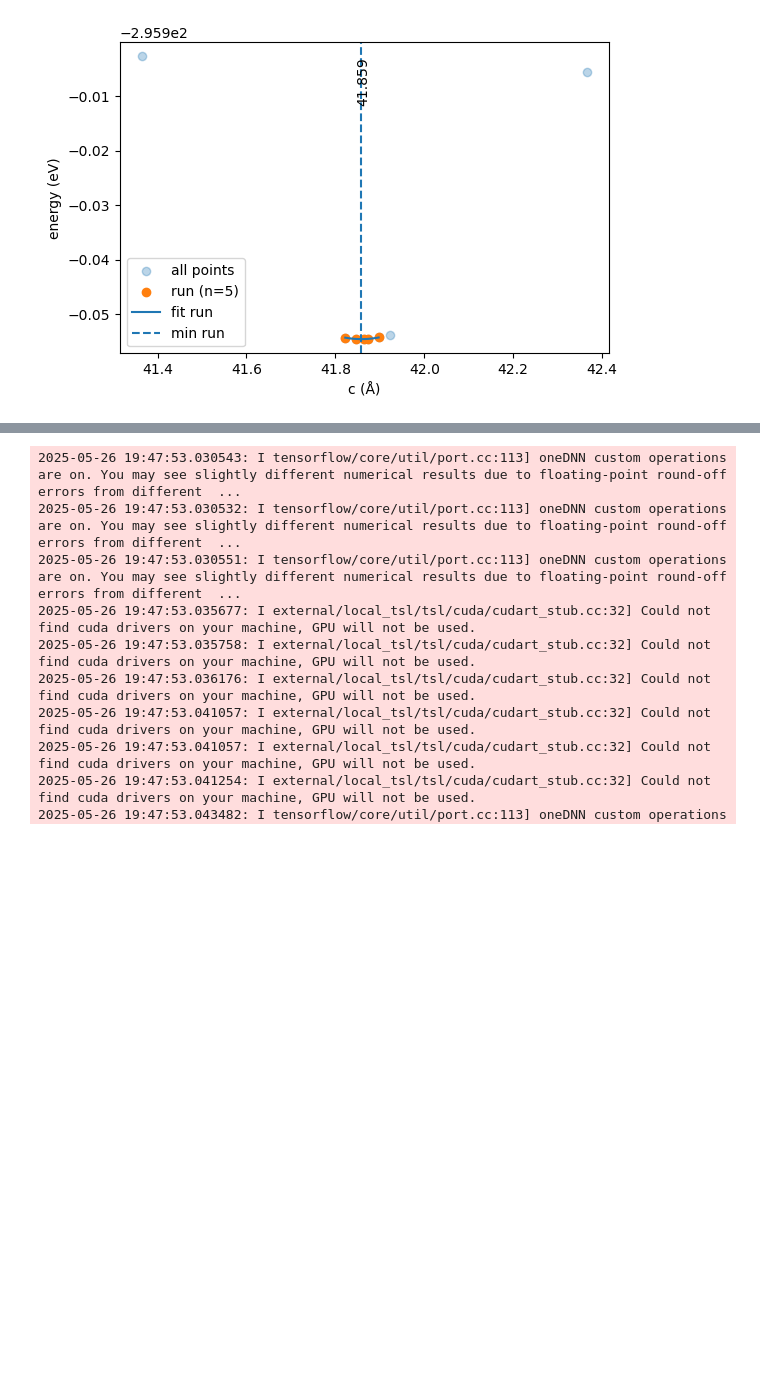
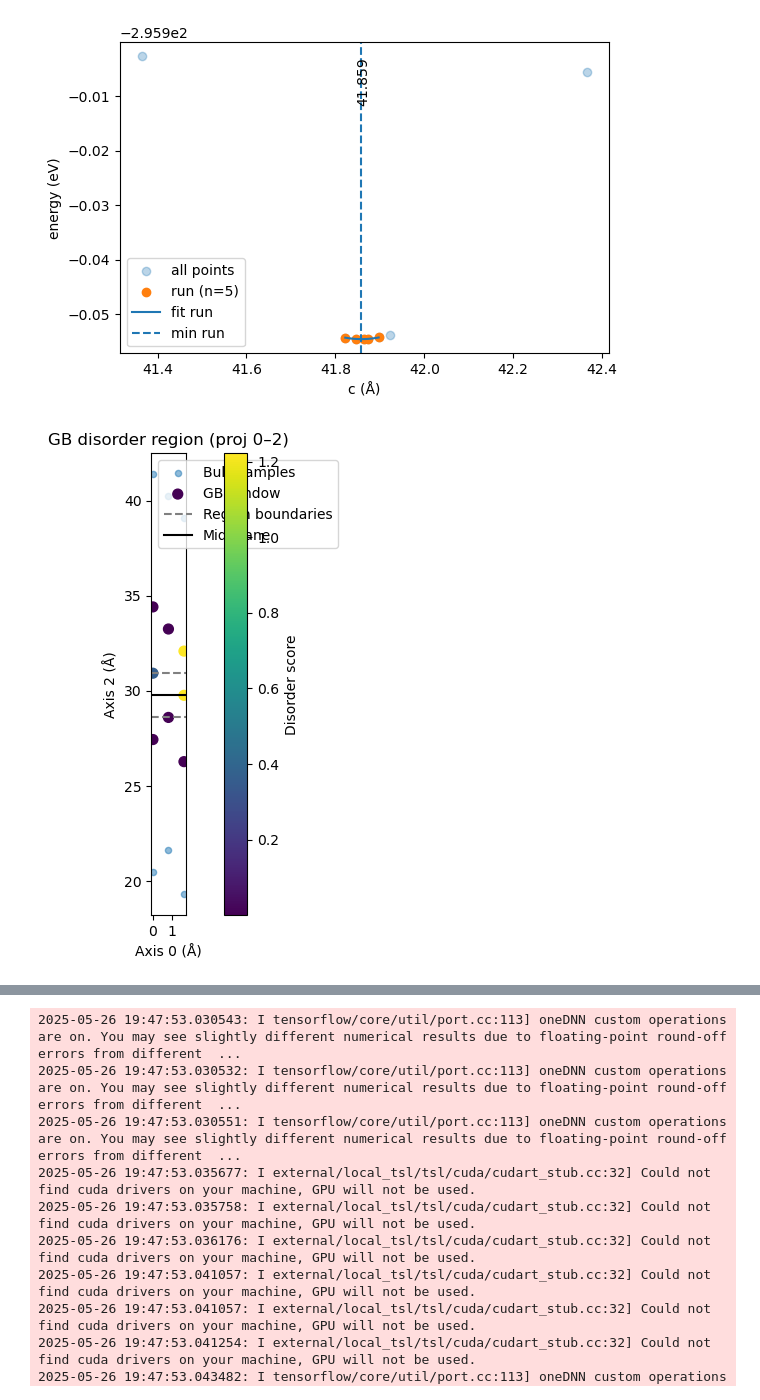
Before and after one commit to pyiron/pyiron_workflow_atomistics, a Jupyter notebook: 2025_05_26_GB_Opt_Example.ipynb, the cells around one changed output, grey strips where cells are left out. Cells and saved outputs as stored; diff of their text form; code cells hidden in the pictures; blank space fills up the shorter version.

Commit message:
+segregation calcs

```diff
--- a/2025_05_26_GB_Opt_Example.ipynb
+++ b/2025_05_26_GB_Opt_Example.ipynb
@@ -17,6 +24,6 @@ import pyiron_workflow as pwf
 # %%
 # 1. Prepare calculator and workflow
-calc = TPCalculator("2025_04_29_FeGB_Segregation_Workflows/final_model/")
+calc = TPCalculator("/root/github_dev/pyiron_workflow_atomistics_scratch/2025_04_29_FeGB_Segregation_Workflows/final_model/")
 wf   = Workflow("gb_optimiser_whole", delete_existing_savefiles=True)
 
 # 2. Build your base Fe structure
@@ -107,10 +114,90 @@ wf.gb_with_vacuum_rel =  calculate_structure_node(
                                         final_struct_path = 'final_structure.xyz',
                                         final_results_path = 'final_results.json'
                                         )
-from pyiron_workflow_atomistics.structure_manipulator.tools import add_vacuum, create_supercell_with_min_dimensions
+from pyiron_workflow_atomistics.structure_manipulator.tools import create_supercell_with_min_dimensions
 
 wf.gb_seg_supercell = create_supercell_with_min_dimensions(wf.gb_with_vacuum_rel.outputs.atoms,
                                                            min_dimensions=[6, 6, None])
 
+from pyiron_workflow_atomistics.featurisers import distanceMatrixSiteFeaturiser, voronoiSiteFeaturiser
+from pyiron_workflow_atomistics.gb.analysis import plot_GB_plane, find_GB_plane
+wf.gb_plane_extractor = find_GB_plane(atoms = wf.gb_with_vacuum,
+                                        featuriser = voronoiSiteFeaturiser,
+                                        axis = "c",
+                                        approx_frac = 0.5,
+                                        tolerance = 5.0,
+                                        bulk_offset = 10.0,
+                                        slab_thickness = 2.0,
+                                        featuriser_kwargs = {},
+                                        n_bulk = 10,
+                                        threshold_frac = 0.5
+                                      )
+wf.gb_plane_extractor_plot = plot_GB_plane(atoms = wf.gb_with_vacuum,
+                                            res = wf.gb_plane_extractor.outputs.gb_plane_analysis_dict,
+                                            projection=(0, 2),
+                                            reps=(1, 1),
+                                            figsize=(10, 6),
+                                            bulk_color='C0',
+                                            window_cmap='viridis',
+                                            plane_linestyles=('--', '-'),
+                                            axis=2,
+                                            dpi=300,
+                                            save_path = f"gb_optimiser_whole/pureGB_plane_identifier.jpg")
+
+import os
+@pwf.as_function_node("structure", "output_dir")
+def create_seg_structure_and_output_dir(structure,
+                                    defect_site,
+                                    element,
+                                    structure_basename,
+                                    parent_dir):
+    seg_structure = structure.copy()
+    seg_structure[defect_site].symbol = element
+    structure_name = f"{structure_basename}_{element}_{defect_site}"
+    output_dir = os.path.join(parent_dir, structure_name)
+    return seg_structure, output_dir
+
+from pyiron_workflow.api import for_node
+wf.gb_seg_structure_generator = for_node(create_seg_structure_and_output_dir,
+                                    structure = wf.gb_seg_supercell,
+                                    iter_on = ("defect_site"),
+                                    defect_site = wf.gb_plane_extractor.outputs.gb_plane_analysis_dict["extended_sel_indices"],
+                                    structure_basename = "S3_RA110_S112",
+                                    element="C",
+                                    parent_dir = "gb_optimiser_whole/segregation_calcs")
+@pwf.as_function_node
+def get_df_col_as_list(df, col):
+    output_list = df[col].to_list()
+    return output_list
+wf.gb_seg_structure_list = get_df_col_as_list(wf.gb_seg_structure_generator.outputs.df, "structure")
+wf.gb_seg_structure_dirs = get_df_col_as_list(wf.gb_seg_structure_generator.outputs.df, "output_dir")
+from pyiron_workflow_atomistics.gb.gb_optimiser import fillin_default_calckwargs
+wf.full_calc_kwargs = fillin_default_calckwargs(calc_kwargs = {"fmax": 0.01,
+                                                                "max_steps": 1000,
+                                                                "properties": ("energy", "forces", "stresses", "volume"),
+                                                                "write_to_disk": False,
+                                                                "output_dir": "gb_optimiser_whole/segregation_calcs"},
+                                                default_values = None)
+
+
+wf.gb_seg_calcs = for_node(calculate_structure_node,
+                           #iter_on=("structure",),
+                            zip_on = ("structure", "output_dir"),
+                            structure = wf.gb_seg_structure_list,
+                            output_dir = wf.gb_seg_structure_dirs,
+                            # These args are hardcoded (should be exactly the same as calculate_structure_node excluding structure and output_dir above)
+                            # because no unzipping of kwargs is possible in a macro
+                            calc = calc,
+                            fmax=wf.full_calc_kwargs.outputs.full_calc_kwargs2["fmax"],
+                            max_steps=wf.full_calc_kwargs.outputs.full_calc_kwargs2["max_steps"],
+                            properties=wf.full_calc_kwargs.outputs.full_calc_kwargs2["properties"],
+                            write_to_disk=wf.full_calc_kwargs.outputs.full_calc_kwargs2["write_to_disk"],
+                            initial_struct_path=wf.full_calc_kwargs.outputs.full_calc_kwargs2["initial_struct_path"],
+                            initial_results_path=wf.full_calc_kwargs.outputs.full_calc_kwargs2["initial_results_path"],
+                            traj_struct_path=wf.full_calc_kwargs.outputs.full_calc_kwargs2["traj_struct_path"],
+                            traj_results_path=wf.full_calc_kwargs.outputs.full_calc_kwargs2["traj_results_path"],
+                            final_struct_path=wf.full_calc_kwargs.outputs.full_calc_kwargs2["final_struct_path"],
+                            final_results_path=wf.full_calc_kwargs.outputs.full_calc_kwargs2["final_results_path"],
+                        )
 wf.run()
 # %% [output]
@@ -157,3 +221,4 @@ BFGS:   27 01:06:27     -293.098798        0.007997
 [figure]
 [figure]
 [figure]
+[figure, added]
```
Also changed, not shown: parts of 11 cells of this notebook, 1 other file.
